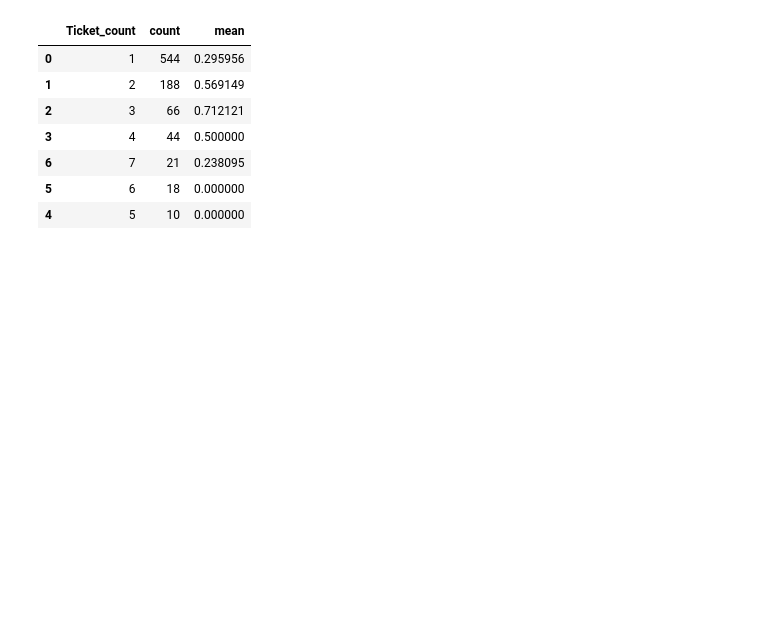
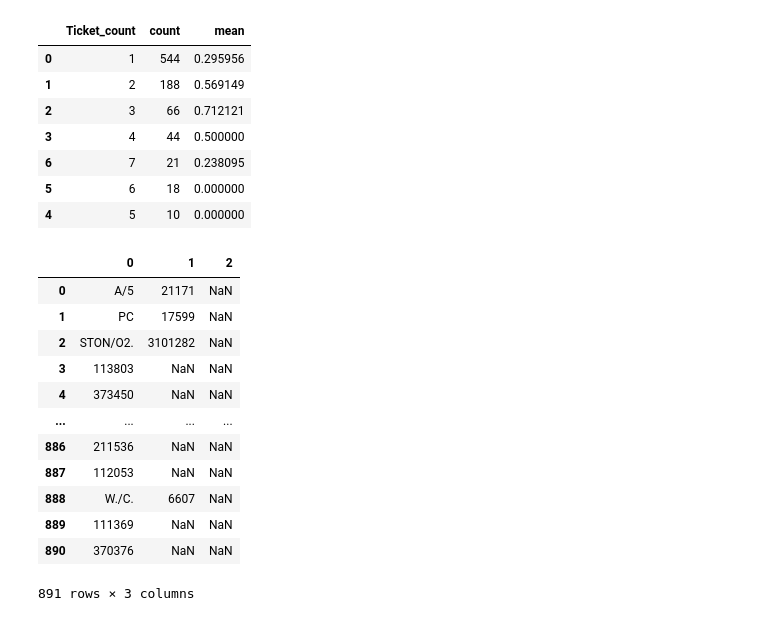
Before and after one commit to mitheko/titanic-dataset-project, a Jupyter notebook: test_environment.ipynb, the cells around one changed output. Drawn from its saved outputs; the diff is of its cells as text; code cells hidden in the pictures; blank space fills up the shorter version.

```diff
--- a/test_environment.ipynb
+++ b/test_environment.ipynb
@@ -513,3 +516,19 @@ train_df.groupby(['Ticket_count'], as_index=False)['Survived'].agg(['count', 'me
 | 6 | 7 | 21 | 0.238095 |
 | 5 | 6 | 18 | 0.000000 |
 | 4 | 5 | 10 | 0.000000 |
+# %%
+train_df['Ticket'].str.split(pat=' ', expand=True)
+# %% [output]
+|  | 0 | 1 | 2 |
+| 0 | A/5 | 21171 | NaN |
+| 1 | PC | 17599 | NaN |
+| 2 | STON/O2. | 3101282 | NaN |
+| 3 | 113803 | NaN | NaN |
+| 4 | 373450 | NaN | NaN |
+| ... | ... | ... | ... |
+| 886 | 211536 | NaN | NaN |
+| 887 | 112053 | NaN | NaN |
+| 888 | W./C. | 6607 | NaN |
+| 889 | 111369 | NaN | NaN |
+| 890 | 370376 | NaN | NaN |
+891 rows × 3 columns
```
Also changed, not shown: parts of 56 cells of this notebook.
